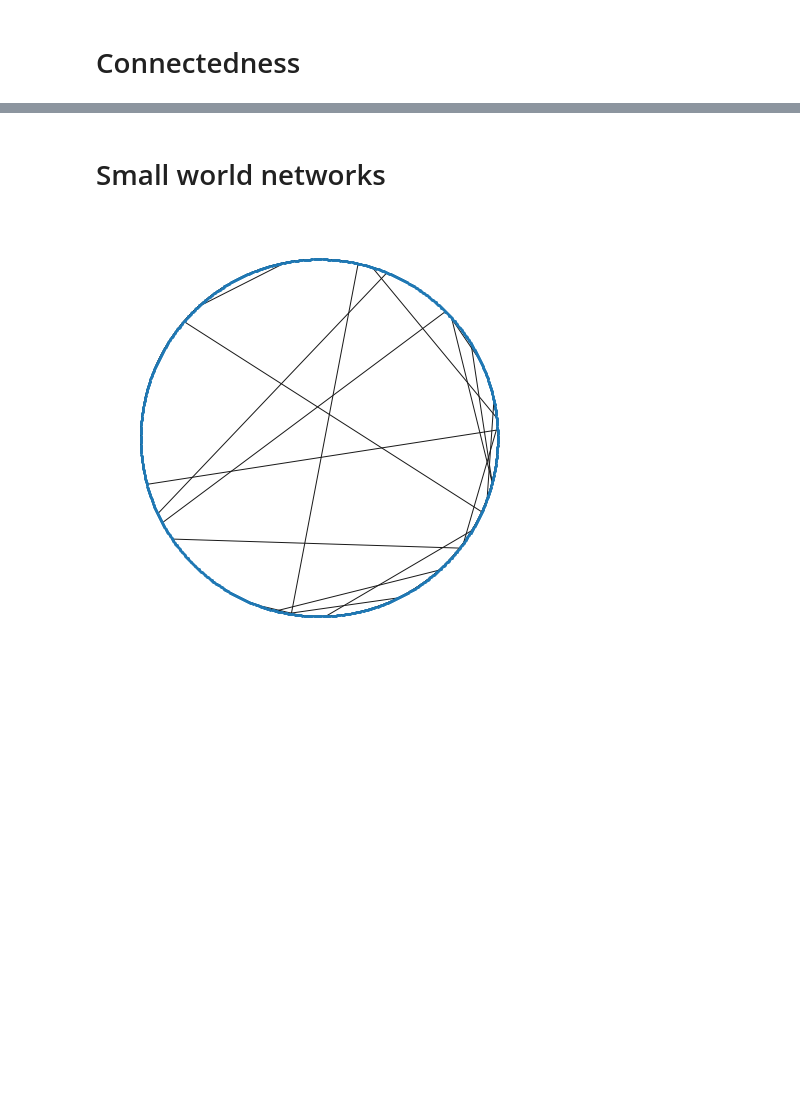
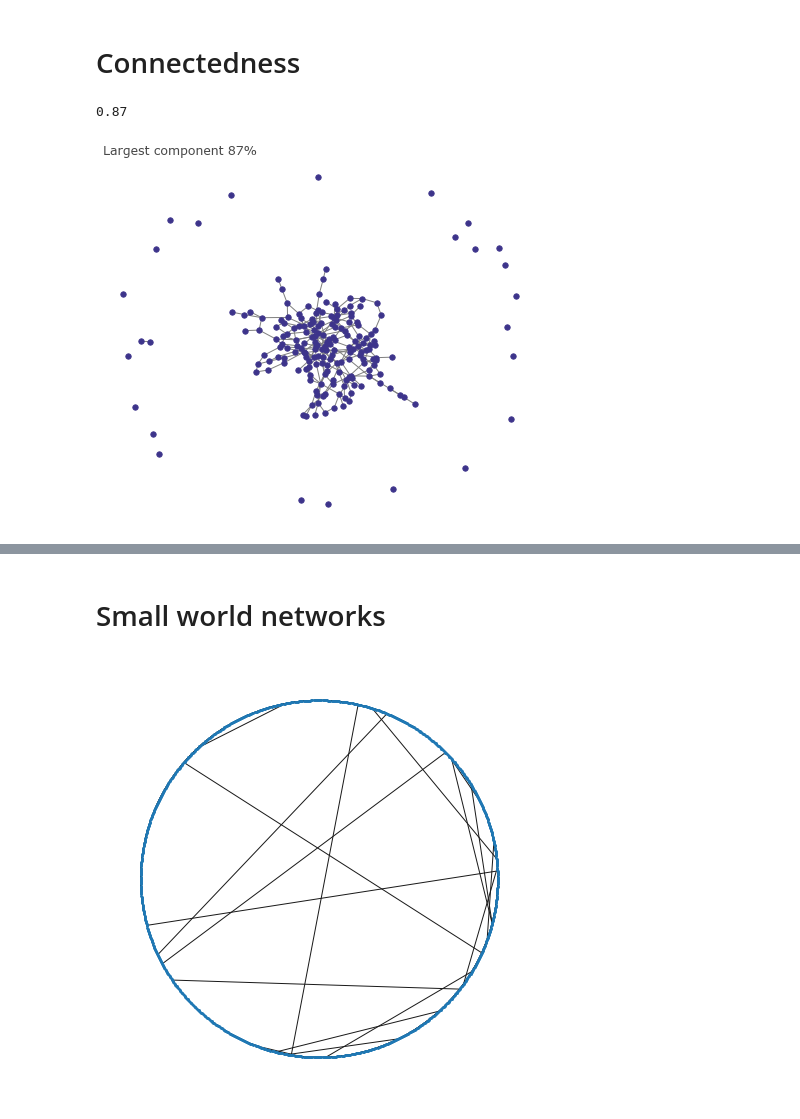
Before and after one commit to jgarciab/NetworkScience, a Jupyter notebook: Lectures/day1_lecture_simulations.ipynb, the cells around one changed output, grey strips where cells are left out. Drawn from its saved outputs; the diff is of its cells as text; code cells hidden in the pictures; blank space fills up the shorter version.

```diff
--- a/Lectures/day1_lecture_simulations.ipynb
+++ b/Lectures/day1_lecture_simulations.ipynb
@@ -77,2 +88,11 @@ def create_many_random_net(average_degree, n = 100, plot = False, iters = 10):
+# %%
+n = 200
+average_degree = 2.5
+
+plt.figure(figsize = (6,5))
+create_random_netw(average_degree = average_degree, n = n, type_ = "ER")
+# %% [output]
+0.87
+[figure, added]
 # %%
 n = 200
```
Also changed, not shown: parts of 5 cells of this notebook.
